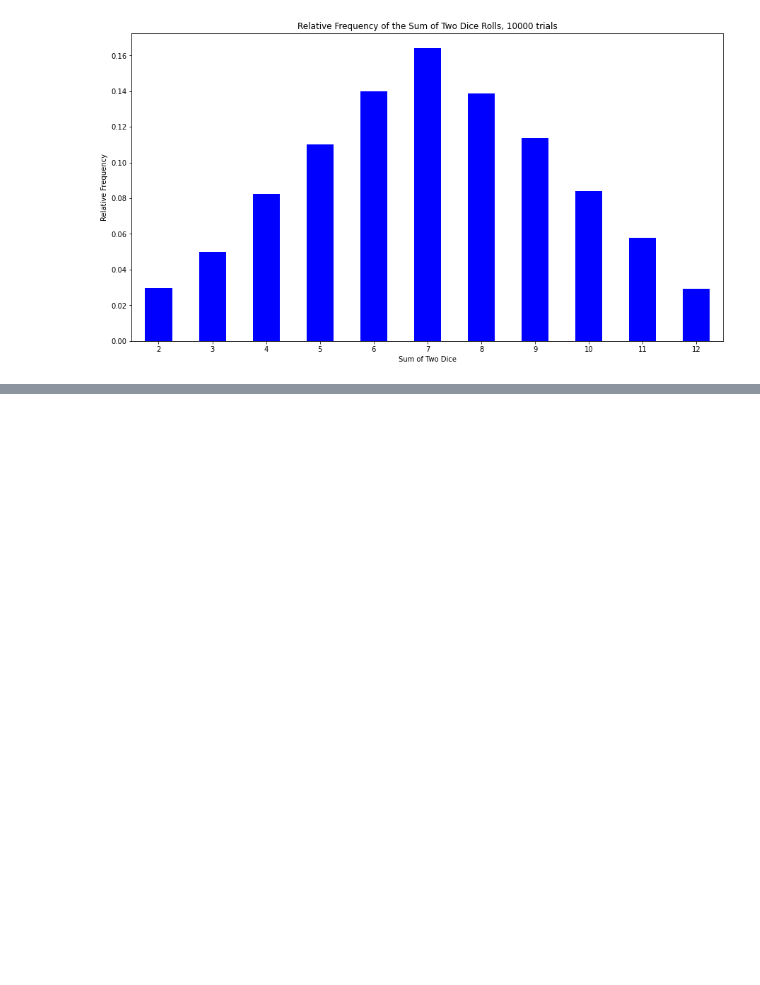
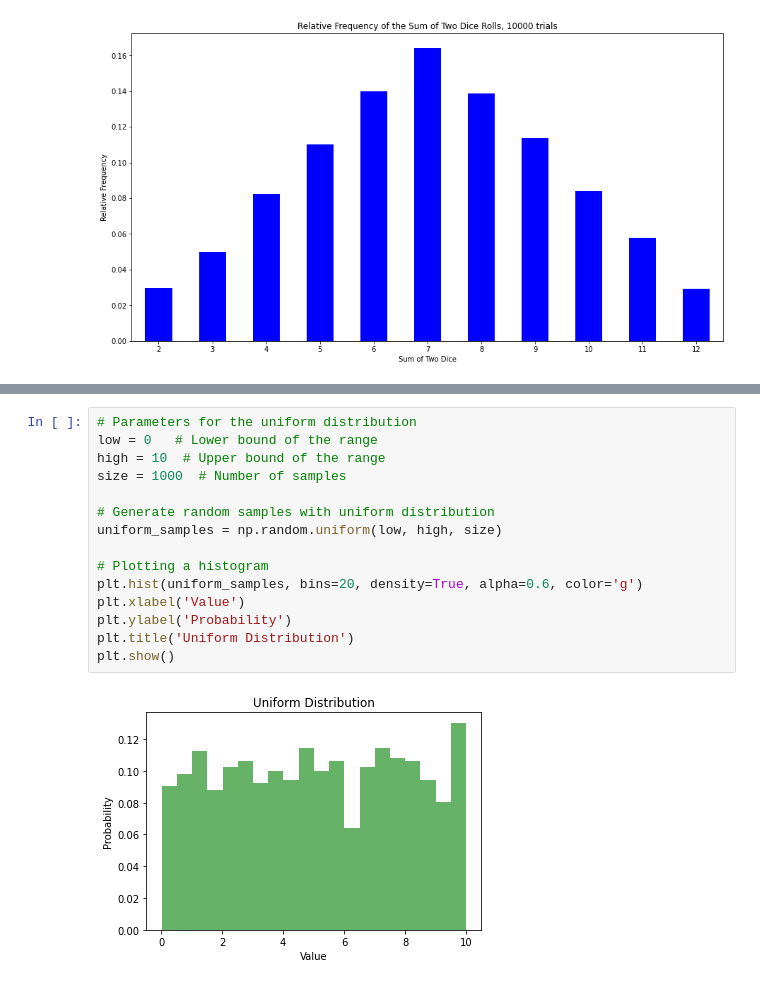
Before and after one commit to asavoullis/Python_Projects_2023, a Jupyter notebook: Python_and_Statistics_for_Financial_Analysis/Dice_Analysis.ipynb, the cells around one changed output, grey strips where cells are left out. Drawn from its saved outputs; the diff is of its cells as text; blank space fills up the shorter version.

```diff
--- a/Python_and_Statistics_for_Financial_Analysis/Dice_Analysis.ipynb
+++ b/Python_and_Statistics_for_Financial_Analysis/Dice_Analysis.ipynb
@@ -226,0 +373,17 @@ plt.show()
+# %%
+# Parameters for the uniform distribution
+low = 0   # Lower bound of the range
+high = 10  # Upper bound of the range
+size = 1000  # Number of samples
+
+# Generate random samples with uniform distribution
+uniform_samples = np.random.uniform(low, high, size)
+
+# Plotting a histogram
+plt.hist(uniform_samples, bins=20, density=True, alpha=0.6, color='g')
+plt.xlabel('Value')
+plt.ylabel('Probability')
+plt.title('Uniform Distribution')
+plt.show()
+# %% [output]
+[figure, added]
```
Also changed, not shown: parts of 15 cells of this notebook.
